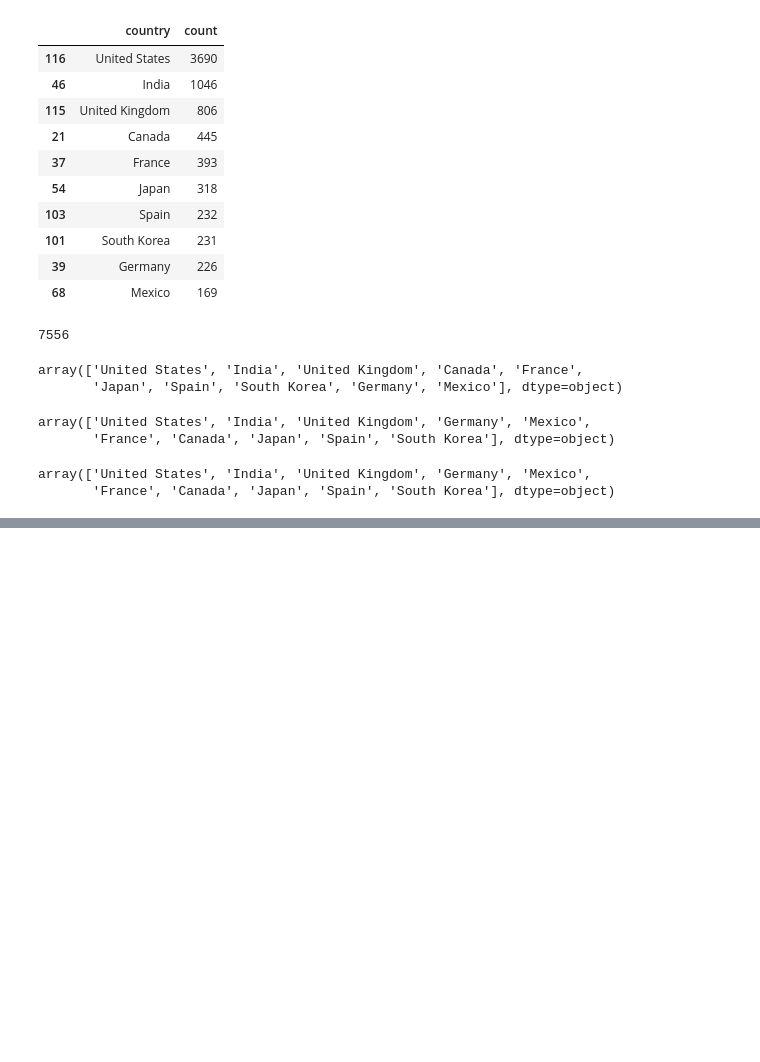
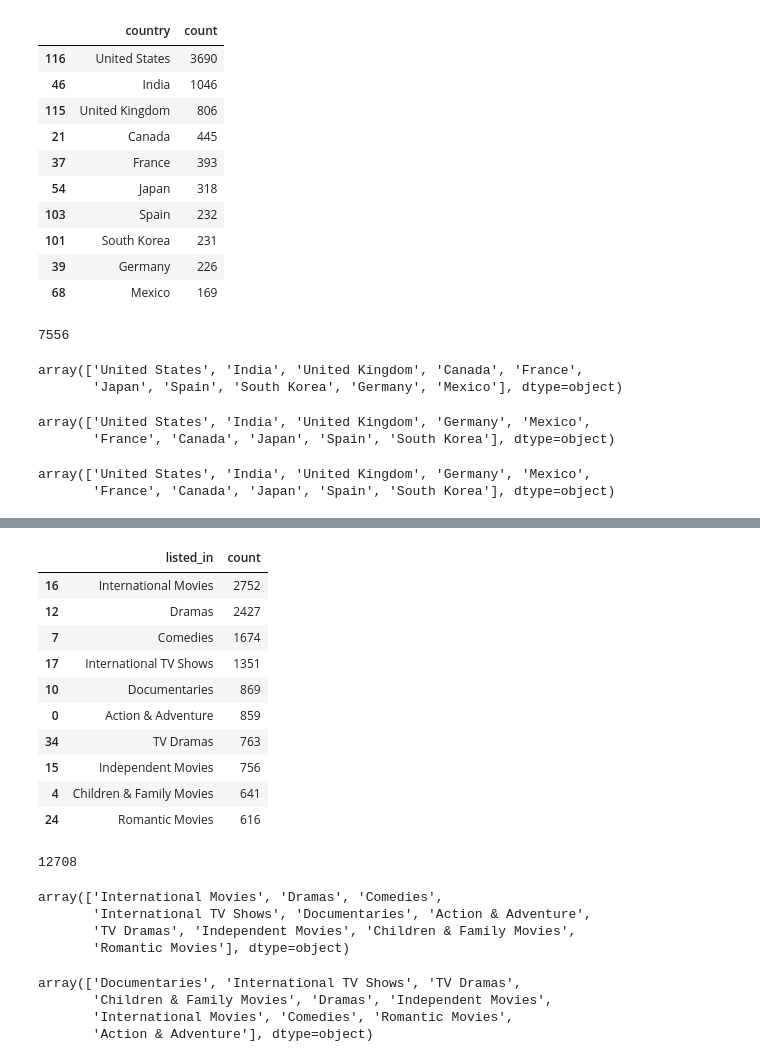
Before and after one commit to Adalab/DA-PROMO-B-MODULO-3-SPRINT-2-ANAIS-PAULA, a Jupyter notebook: directors.ipynb, the cells around one changed output, grey strips where cells are left out. Cells and saved outputs as stored; diff of their text form; code cells hidden in the pictures; blank space fills up the shorter version.

```diff
--- a/directors.ipynb
+++ b/directors.ipynb
@@ -341,0 +422,26 @@ array(['United States', 'India', 'United Kingdom', 'Germany', 'Mexico',
+# %%
+top_10l = top_list.iloc[:10,:]
+top_10l
+# %% [output]
+|  | listed_in | count |
+| 16 | International Movies | 2752 |
+| 12 | Dramas | 2427 |
+| 7 | Comedies | 1674 |
+| 17 | International TV Shows | 1351 |
+| 10 | Documentaries | 869 |
+| 0 | Action & Adventure | 859 |
+| 34 | TV Dramas | 763 |
+| 15 | Independent Movies | 756 |
+| 4 | Children & Family Movies | 641 |
+| 24 | Romantic Movies | 616 |
+# %%
+top_10l['count'].sum()
+# %% [output]
+12708
+# %%
+top_10l['listed_in'].unique()
+# %% [output]
+array(['International Movies', 'Dramas', 'Comedies',
+       'International TV Shows', 'Documentaries', 'Action & Adventure',
+       'TV Dramas', 'Independent Movies', 'Children & Family Movies',
+       'Romantic Movies'], dtype=object)
@@ -341,0 +450,7 @@ array(['United States', 'India', 'United Kingdom', 'Germany', 'Mexico',
+# %%
+dfl_10["listed_in"].unique()
+# %% [output]
+array(['Documentaries', 'International TV Shows', 'TV Dramas',
+       'Children & Family Movies', 'Dramas', 'Independent Movies',
+       'International Movies', 'Comedies', 'Romantic Movies',
+       'Action & Adventure'], dtype=object)
```
Also changed, not shown: parts of 15 cells of this notebook, 2 other files.
